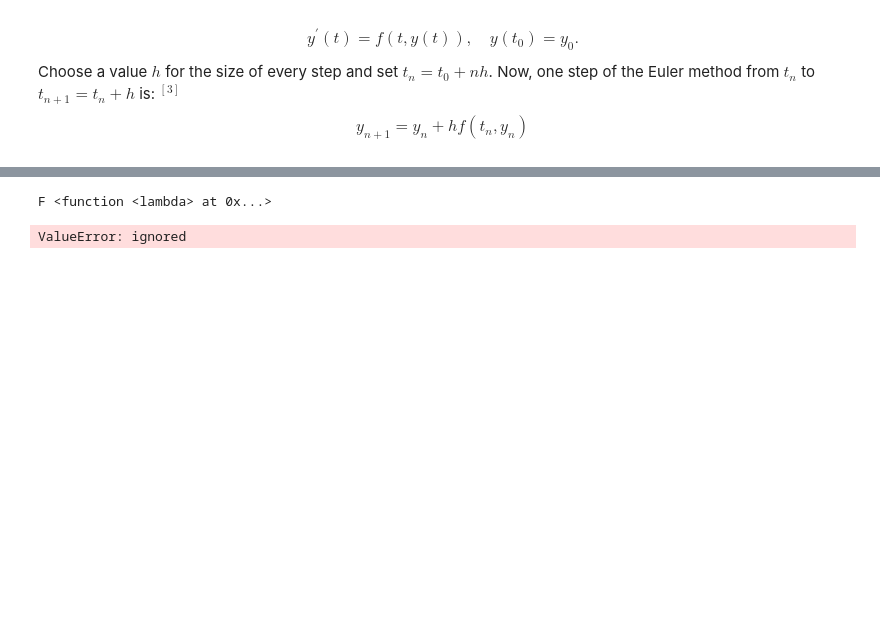
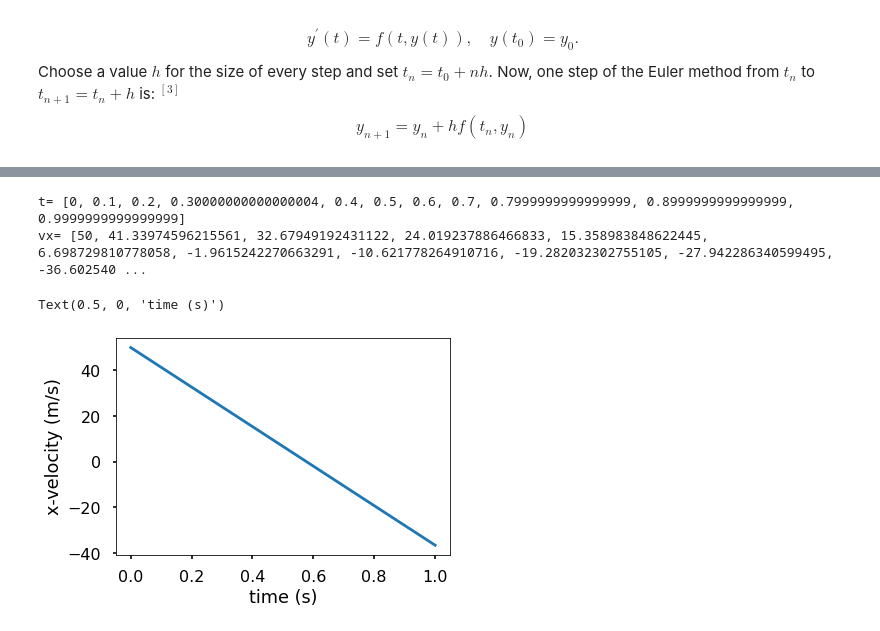
Before and after one commit to TeinkBR/Simulation-Physics-Course, a Jupyter notebook: Task_01_simulation_method_euler_method.ipynb, the cells around one changed output, grey strips where cells are left out. Drawn from its saved outputs; the diff is of its cells as text; code cells hidden in the pictures; blank space fills up the shorter version.

```diff
--- a/Task_01_simulation_method_euler_method.ipynb
+++ b/Task_01_simulation_method_euler_method.ipynb
@@ -195,21 +40,52 @@ show()
-# %%
-m=1
-F = lambda t, v: m*v/t
-print('F',F)
-t_eval = np.arange(0, np.pi, 0.1)
-sol = solve_ivp(F, [0, np.pi], [0], t_eval=t_eval)
-
-plt.figure(figsize = (12, 4))
-plt.subplot(121)
-plt.plot(sol.t, sol.y[0])
-plt.xlabel('t')
-plt.ylabel('S(t)')
-plt.subplot(122)
-plt.plot(sol.t, sol.y[0] - np.sin(sol.t))
-plt.xlabel('t')
-plt.ylabel('S(t) - sin(t)')
-plt.tight_layout()
-plt.show()
-# %% [output]
-F <function <lambda> at 0x...>
-ValueError: ignored
+# %%
+# Model parameters
+mass_cannon_ball = 1.0          # mass of cannon ball
+g = 9.8          # Acceleration due to gravity (m/s^2)
+
+v_x = [50]         #Initial velocity of x direction
+v_y= [50]           # initial velocity of y direction
+
+F_resistance = 100 # force of resistance
+F_resistance_angle=30 # angle of force of resistance
+
+time_step = 1e-1         # time step in seconds(s)
+# %%
+# Initialise the lists for x and y and time
+x = [0]
+y = [0]
+t = [0]                         # Initialize time
+# Decompose forces (gravity and friction by cartesion coordinates)
+ax = [-(F_resistance*np.cos(F_resistance_angle/180*np.pi))/mass_cannon_ball]
+ay = [-g-(F_resistance*np.sin(F_resistance_angle/180*np.pi)/mass_cannon_ball)]
+# %%
+# Use Euler method to update variables
+counter = 0
+while (counter < 10):
+    t.append(t[counter]+time_step)
+    v_x.append(v_x[counter]+time_step*ax[counter])                                       ## velocity change on x dirextion
+    v_y.append(v_y[counter]+time_step*ay[counter])                                       ## velocity change on y direction
+    x.append(x[counter]+time_step*v_x[counter])                                          ## displacement on x direction
+    y.append(y[counter]+time_step*v_y[counter])                                          ## displacement on y direction
+    ax.append(-(F_resistance*np.cos(F_resistance_angle/180*np.pi))/mass_cannon_ball)     ## accelaration on x direction
+    ay.append(-g-(F_resistance*np.sin(F_resistance_angle/180*np.pi)/mass_cannon_ball))   ## accelaration on y direction
+
+
+
+
+
+    # Increment the counter by 1
+    counter = counter+1
+
+# Print the values to check
+print ("t=", t)
+print ("vx=", v_x)
+
+# Let's plot the velocity against time
+plt.plot(t,v_x)
+plt.ylabel("x-velocity (m/s)")
+plt.xlabel("time (s)")
+# %% [output]
+t= [0, 0.1, 0.2, 0.30000000000000004, 0.4, 0.5, 0.6, 0.7, 0.7999999999999999, 0.8999999999999999, 0.9999999999999999]
+vx= [50, 41.33974596215561, 32.67949192431122, 24.019237886466833, 15.358983848622445, 6.698729810778058, -1.9615242270663291, -10.621778264910716, -19.282032302755105, -27.942286340599495, -36.602540 ...
+Text(0.5, 0, 'time (s)')
+[figure, added]
```
Also changed, not shown: parts of 9 cells of this notebook.
